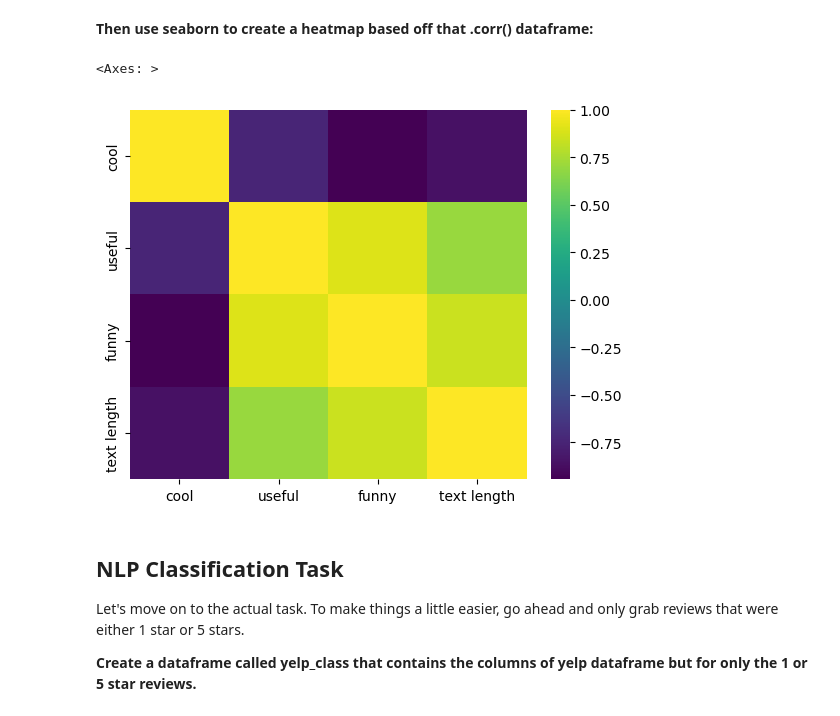
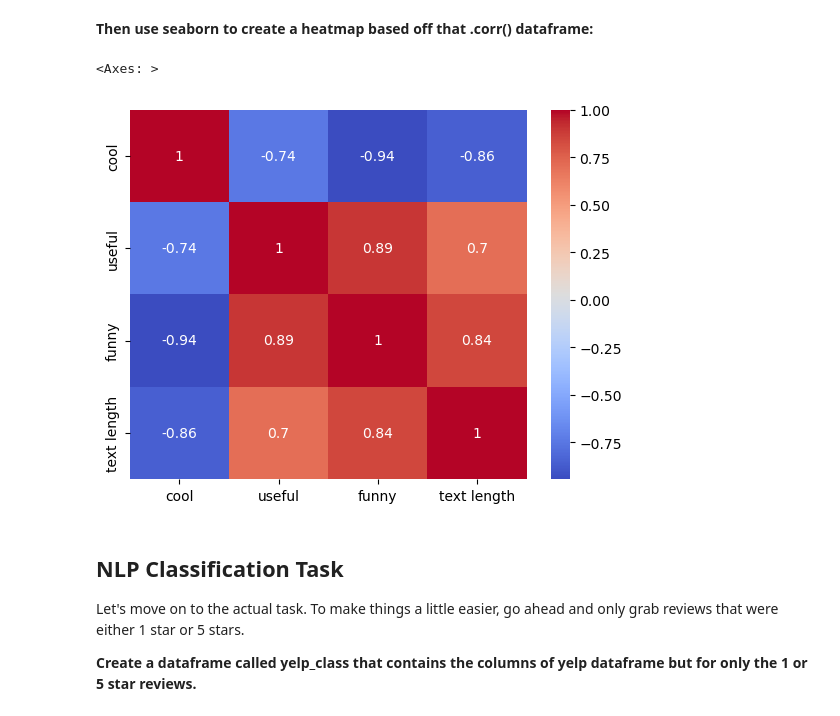
Before and after one commit to AshikurIST/Natural-Language-Processing, a Jupyter notebook: NLP_Project.ipynb, the cells around one changed output. Saved outputs shown, nothing was run; the diff lists cells and outputs as text; code cells hidden in the pictures.

```diff
--- a/NLP_Project.ipynb
+++ b/NLP_Project.ipynb
@@ -149,10 +149,10 @@ yelp.groupby('stars').mean().corr()
 # %% [markdown]
 **Then use seaborn to create a heatmap based off that .corr() dataframe:**
 # %%
-sns.heatmap(yelp.groupby('stars').mean().corr(),cmap='viridis')
+sns.heatmap(yelp.groupby('stars').mean().corr(),cmap='coolwarm',annot=True)
 # %% [output]
 <Axes: >
-[figure, old version]
+[figure, new version]
 # %% [markdown]
 ## NLP Classification Task
 
```
Also changed, not shown: parts of 22 cells of this notebook.
